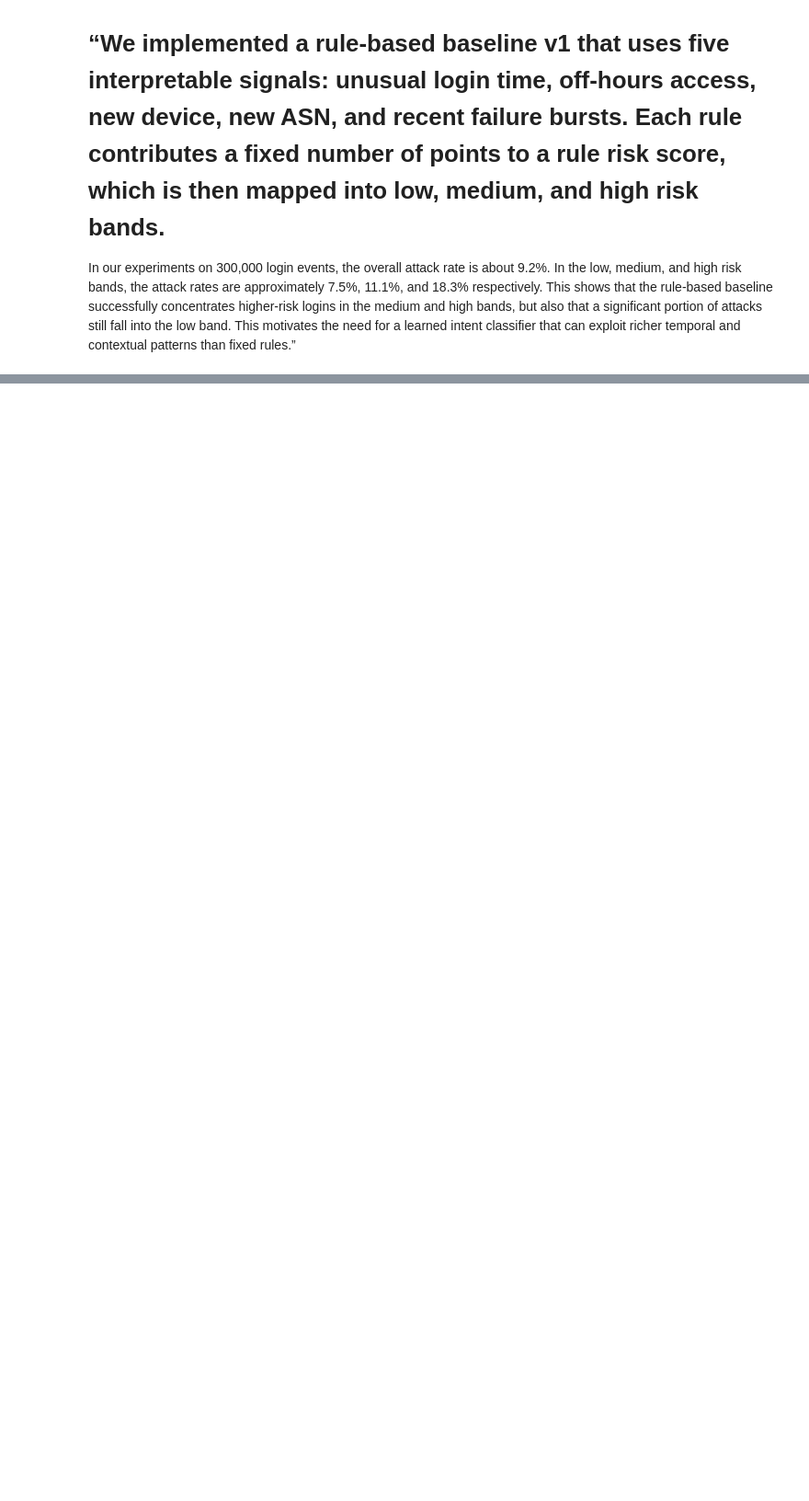
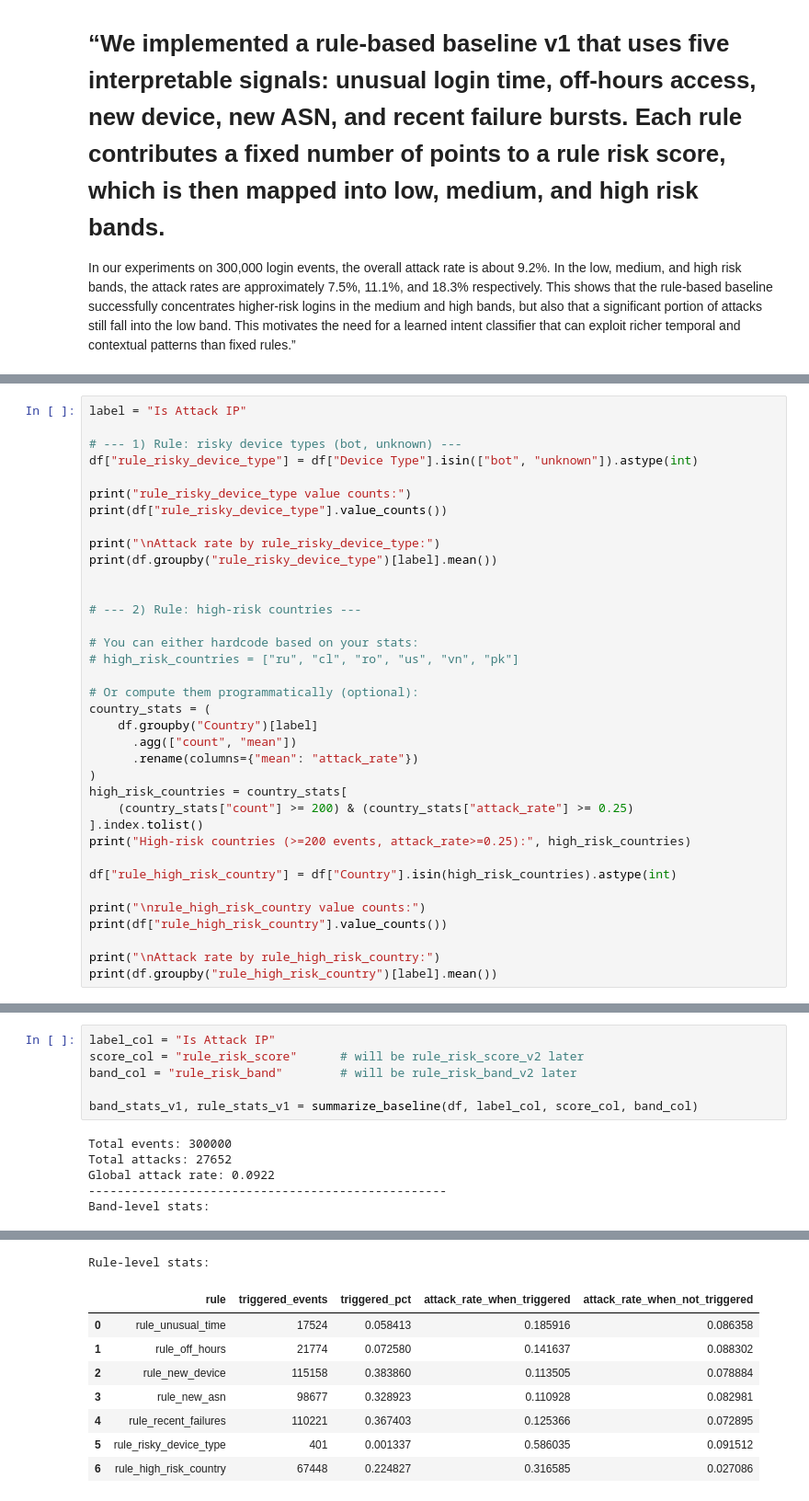
Before and after one commit to madhvesh23/Intent-Classification-ML-Project-, a Jupyter notebook: notebooks/02_rule_baseline.ipynb, the cells around one changed output, grey strips where cells are left out. Shown at 92% size. Drawn from its saved outputs; the diff is of its cells as text; blank space fills up the shorter version.

```diff
--- a/notebooks/02_rule_baseline.ipynb
+++ b/notebooks/02_rule_baseline.ipynb
@@ -349,0 +561,36 @@ In our experiments on 300,000 login events, the overall attack rate is about 9.2
+# %%
+label = "Is Attack IP"
+
+# --- 1) Rule: risky device types (bot, unknown) ---
+df["rule_risky_device_type"] = df["Device Type"].isin(["bot", "unknown"]).astype(int)
+
+print("rule_risky_device_type value counts:")
+print(df["rule_risky_device_type"].value_counts())
+
+print("\nAttack rate by rule_risky_device_type:")
+print(df.groupby("rule_risky_device_type")[label].mean())
+
+
+# --- 2) Rule: high-risk countries ---
+
+# You can either hardcode based on your stats:
+# high_risk_countries = ["ru", "cl", "ro", "us", "vn", "pk"]
+
+# Or compute them programmatically (optional):
+country_stats = (
+    df.groupby("Country")[label]
+      .agg(["count", "mean"])
+      .rename(columns={"mean": "attack_rate"})
+)
+high_risk_countries = country_stats[
+    (country_stats["count"] >= 200) & (country_stats["attack_rate"] >= 0.25)
+].index.tolist()
+print("High-risk countries (>=200 events, attack_rate>=0.25):", high_risk_countries)
+
+df["rule_high_risk_country"] = df["Country"].isin(high_risk_countries).astype(int)
+
+print("\nrule_high_risk_country value counts:")
+print(df["rule_high_risk_country"].value_counts())
+
+print("\nAttack rate by rule_high_risk_country:")
+print(df.groupby("rule_high_risk_country")[label].mean())
@@ -349,0 +625,12 @@ In our experiments on 300,000 login events, the overall attack rate is about 9.2
+# %%
+label_col = "Is Attack IP"
+score_col = "rule_risk_score"      # will be rule_risk_score_v2 later
+band_col = "rule_risk_band"        # will be rule_risk_band_v2 later
+
+band_stats_v1, rule_stats_v1 = summarize_baseline(df, label_col, score_col, band_col)
+# %% [output]
+Total events: 300000
+Total attacks: 27652
+Global attack rate: 0.0922
+--------------------------------------------------
+Band-level stats:
@@ -349,0 +642,9 @@ In our experiments on 300,000 login events, the overall attack rate is about 9.2
+Rule-level stats:
+|  | rule | triggered_events | triggered_pct | attack_rate_when_triggered | attack_rate_when_not_triggered |
+| 0 | rule_unusual_time | 17524 | 0.058413 | 0.185916 | 0.086358 |
+| 1 | rule_off_hours | 21774 | 0.072580 | 0.141637 | 0.088302 |
+| 2 | rule_new_device | 115158 | 0.383860 | 0.113505 | 0.078884 |
+| 3 | rule_new_asn | 98677 | 0.328923 | 0.110928 | 0.082981 |
+| 4 | rule_recent_failures | 110221 | 0.367403 | 0.125366 | 0.072895 |
+| 5 | rule_risky_device_type | 401 | 0.001337 | 0.586035 | 0.091512 |
+| 6 | rule_high_risk_country | 67448 | 0.224827 | 0.316585 | 0.027086 |
```
Also changed, not shown: parts of 36 cells of this notebook.
